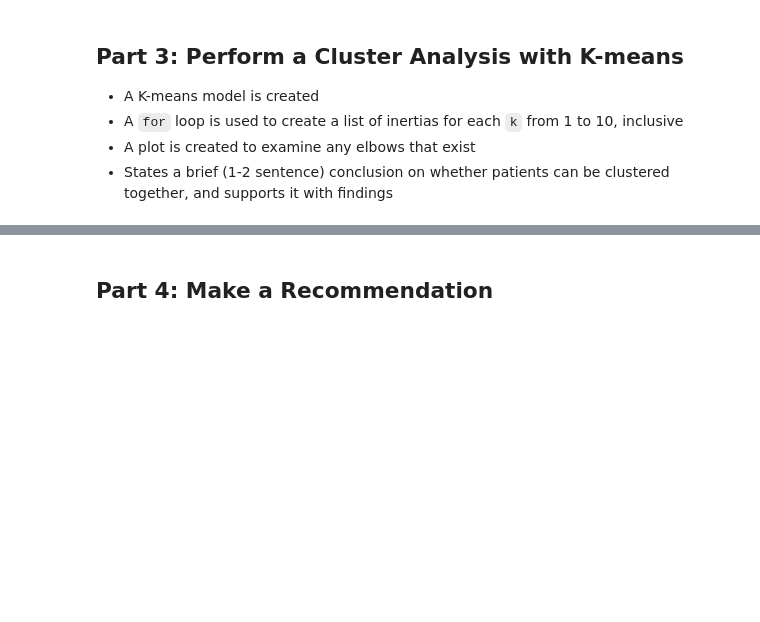
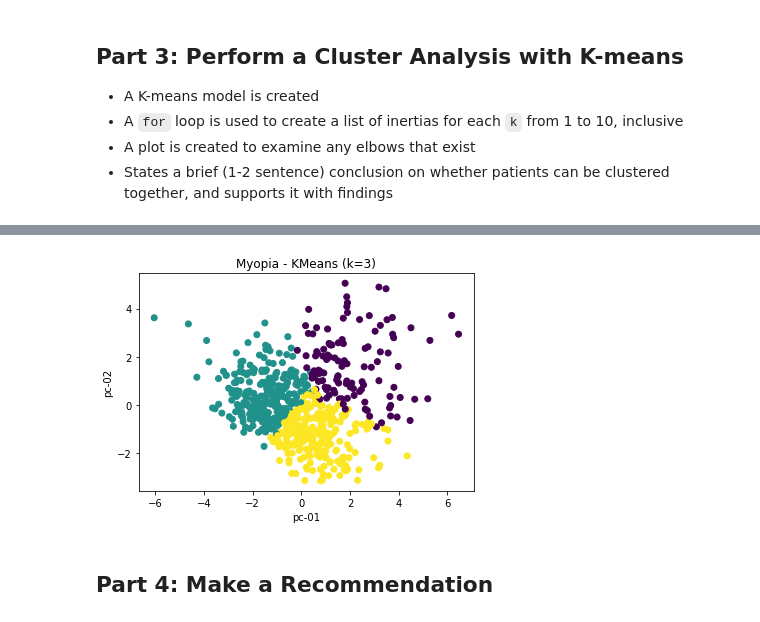
Before and after one commit to cheibergam/unsupervised-machine-learning-challenge, a Jupyter notebook: myopia.ipynb, the cells around one changed output, grey strips where cells are left out. Cells and saved outputs as stored; diff of their text form; code cells hidden in the pictures; blank space fills up the shorter version.

```diff
--- a/myopia.ipynb
+++ b/myopia.ipynb
@@ -74,0 +174,13 @@ array([[-4.20219106e-01, -1.36391690e+00, -8.92861464e-01, ...,
+# %%
+# Creating KMeans model using 3 clusters
+model = KMeans(n_clusters=3, random_state=42)
+
+# Training the model
+model.fit(df_myopia_pca)
+
+# Prediction
+prediction = model.predict(df_myopia_pca)
+
+# Add the predicted classes column to the PCA dataframe
+df_myopia_pca["class"] = model.labels_
+df_myopia_pca.head()
@@ -75,2 +194,11 @@ array([[-4.20219106e-01, -1.36391690e+00, -8.92861464e-01, ...,
+# %%
+# Plot the 3 clusters based on KMeans model using k=3
+plt.scatter(x=df_myopia_pca['pc-01'], y=df_myopia_pca['pc-02'], c=df_myopia_pca['class'])
+plt.xlabel('pc-01')
+plt.ylabel('pc-02')
+plt.title('Myopia - KMeans (k=3)')
+plt.show()
+# %% [output]
+[figure, added]
 # %% [markdown]
 ## Part 4: Make a Recommendation
```
Also changed, not shown: parts of 15 cells of this notebook.
